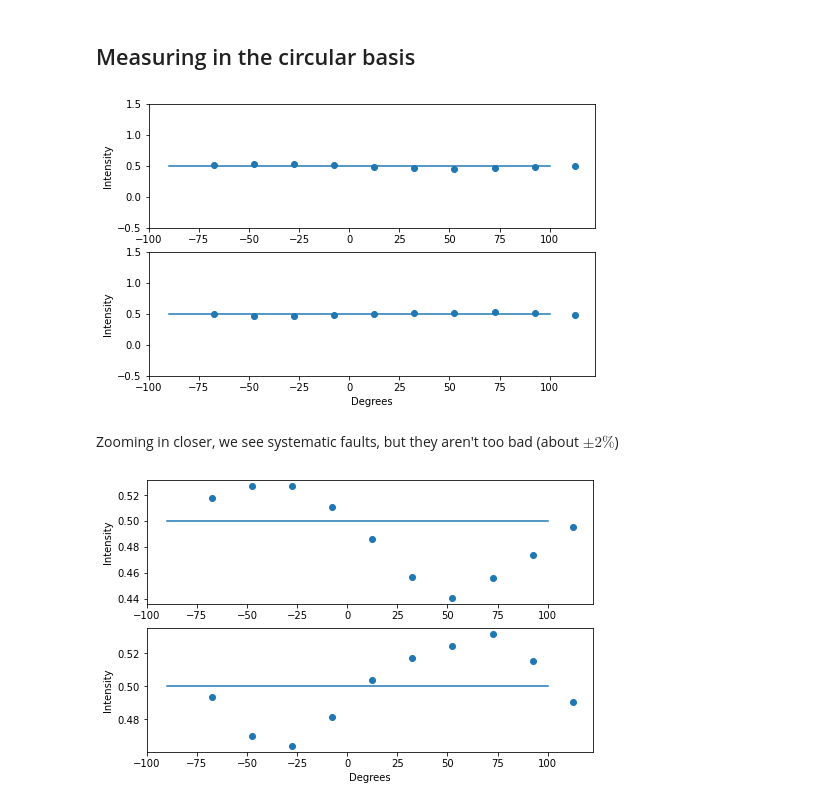
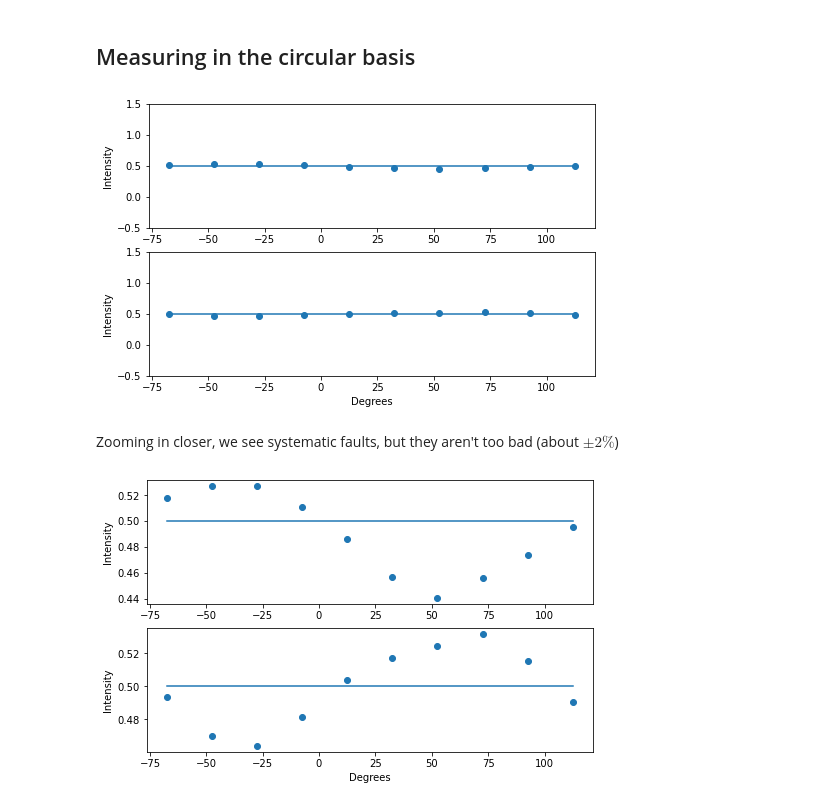
Before and after one commit to HYI-C/OP37, a Jupyter notebook: OP37.ipynb, the cells around one changed output. Drawn from its saved outputs; the diff is of its cells as text; code cells hidden in the pictures.

```diff
--- a/OP37.ipynb
+++ b/OP37.ipynb
@@ -71,43 +72,44 @@ plt.show()
 # %%
 df3 = pd.read_csv("OP37_circ.csv")
 
-CIRC_H = np.ones(len(x2))*0.5
-CIRC_V = np.ones(len(x2))*0.5
+x_circ = np.linspace(df3["theta"].min(), df3["theta"].max(), 50)
+CIRC_H = np.ones(len(x_circ))*0.5
+CIRC_V = np.ones(len(x_circ))*0.5
 fig, (ax1, ax2) = plt.subplots(2, figsize=(8,5))
 ax1.scatter(df3["theta"], df3["pr_t"])
-ax1.plot(x2, CIRC_H)
+ax1.plot(x_circ, CIRC_H)
 ax1.set_ylabel("Intensity")
 ax1.set_ylim([-.5,1.5])
 
 
 ax2.scatter(df3["theta"], df3["pr_r"])
-ax2.plot(x2, CIRC_V)
+ax2.plot(x_circ, CIRC_V)
 ax2.set_ylabel("Intensity")
 ax2.set_xlabel("Degrees")
 ax2.set_ylim([-.5,1.5])
 
 plt.show()
 # %% [output]
-[figure, old version]
+[figure, new version]
 # %% [markdown]
 Zooming in closer, we see systematic faults, but they aren't too bad (about $\pm 2\%$)
 # %%
 df3 = pd.read_csv("OP37_circ.csv")
 
-CIRC_H = np.ones(len(x2))*0.5
-CIRC_V = np.ones(len(x2))*0.5
+CIRC_H = np.ones(len(x_circ))*0.5
+CIRC_V = np.ones(len(x_circ))*0.5
 fig, (ax1, ax2) = plt.subplots(2, figsize=(8,5))
 ax1.scatter(df3["theta"], df3["pr_t"])
-ax1.plot(x2, CIRC_H)
+ax1.plot(x_circ, CIRC_H)
 ax1.set_ylabel("Intensity")
 
 
 ax2.scatter(df3["theta"], df3["pr_r"])
-ax2.plot(x2, CIRC_V)
+ax2.plot(x_circ, CIRC_V)
 ax2.set_ylabel("Intensity")
 ax2.set_xlabel("Degrees")
 
 
 plt.show()
 # %% [output]
-[figure, old version]
+[figure, new version]
```
Also changed, not shown: parts of 3 cells of this notebook.
